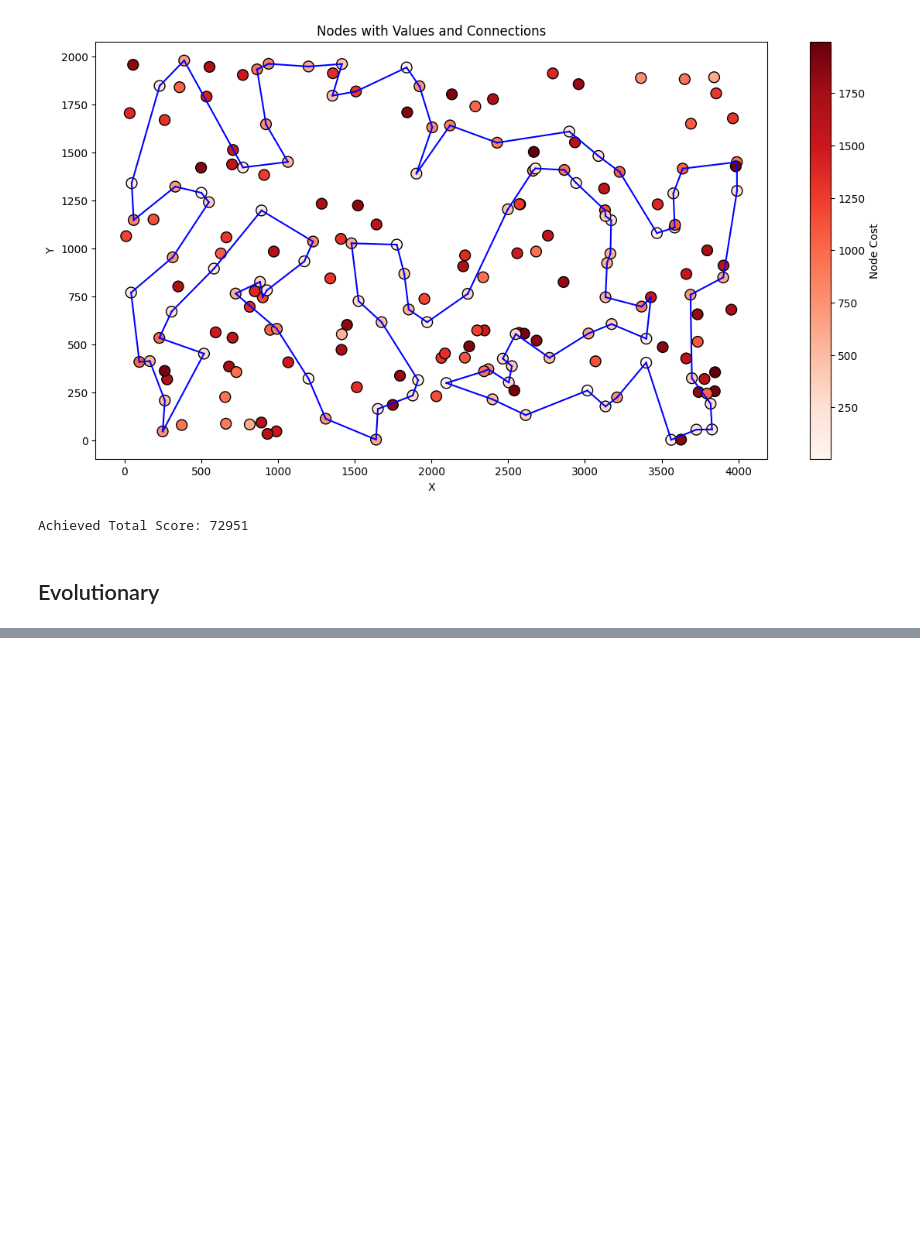
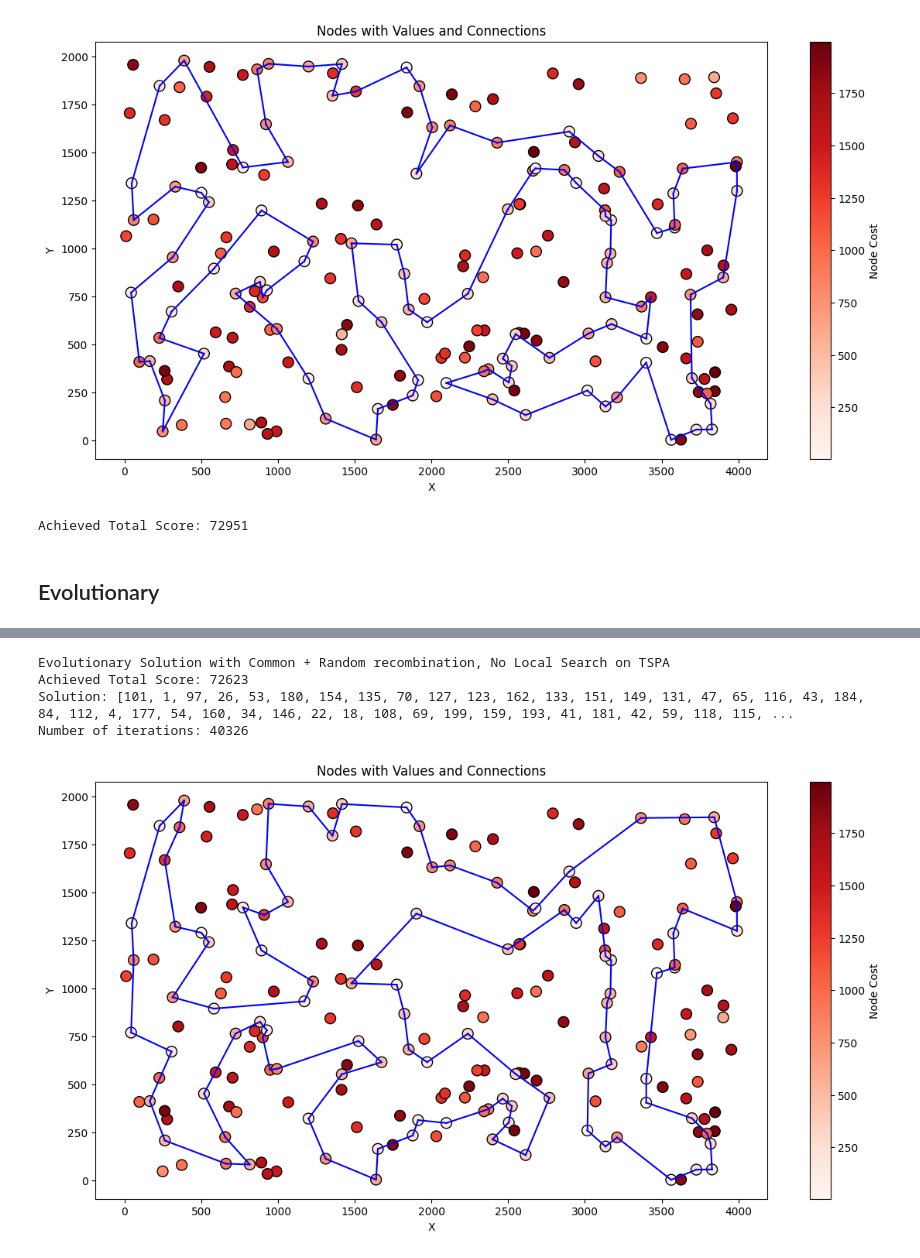
Before and after one commit to MatTheTab/Evolutionary-Computation, a Jupyter notebook: Assignment_9_Evolutionary_Metaheuristics/Assignment_9_Hybrid_Evolutionary_Algorithm.ipynb, the cells around one changed output, grey strips where cells are left out. Saved outputs shown, nothing was run; the diff lists cells and outputs as text; code cells hidden in the pictures; blank space fills up the shorter version.

```diff
--- a/Assignment_9_Evolutionary_Metaheuristics/Assignment_9_Hybrid_Evolutionary_Algorithm.ipynb
+++ b/Assignment_9_Evolutionary_Metaheuristics/Assignment_9_Hybrid_Evolutionary_Algorithm.ipynb
@@ -906,0 +1003,19 @@ allowed_time = 100
+# %%
+print("Evolutionary Solution with Common + Random recombination, No Local Search on TSPA")
+solutions, iterations = evolutionary_solution(distance_matrix_A, weights_A, allowed_time=allowed_time, create_initial_population=create_initial_population_local_search,
+                      pop_size=20, recombination=common_and_random_recombination, local_search=False)
+
+temp = copy_scores(solutions)
+TSPA_cumulative_results.append(temp.copy())
+score = -1*solutions[0][0]
+solution = solutions[0][1]
+print(f"Achieved Total Score: {score}")
+print(f"Solution: {solution}")
+print(f"Number of iterations: {iterations}")
+plot_nodes_with_lines(df_A, solution)
+# %% [output]
+Evolutionary Solution with Common + Random recombination, No Local Search on TSPA
+Achieved Total Score: 72623
+Solution: [101, 1, 97, 26, 53, 180, 154, 135, 70, 127, 123, 162, 133, 151, 149, 131, 47, 65, 116, 43, 184, 84, 112, 4, 177, 54, 160, 34, 146, 22, 18, 108, 69, 199, 159, 193, 41, 181, 42, 59, 118, 115, ...
+Number of iterations: 40326
+[figure, added]
```
Also changed, not shown: parts of 36 cells of this notebook.
